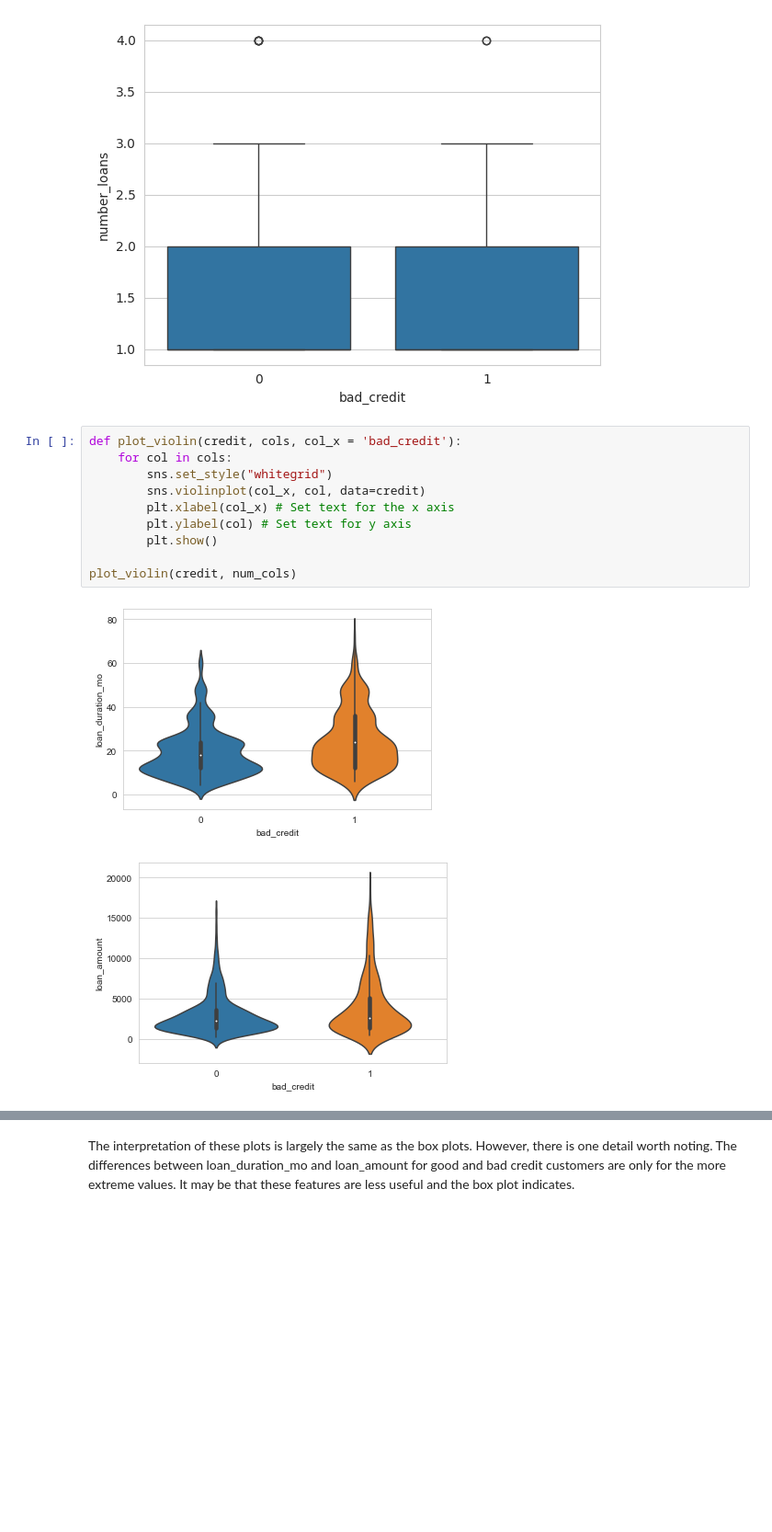
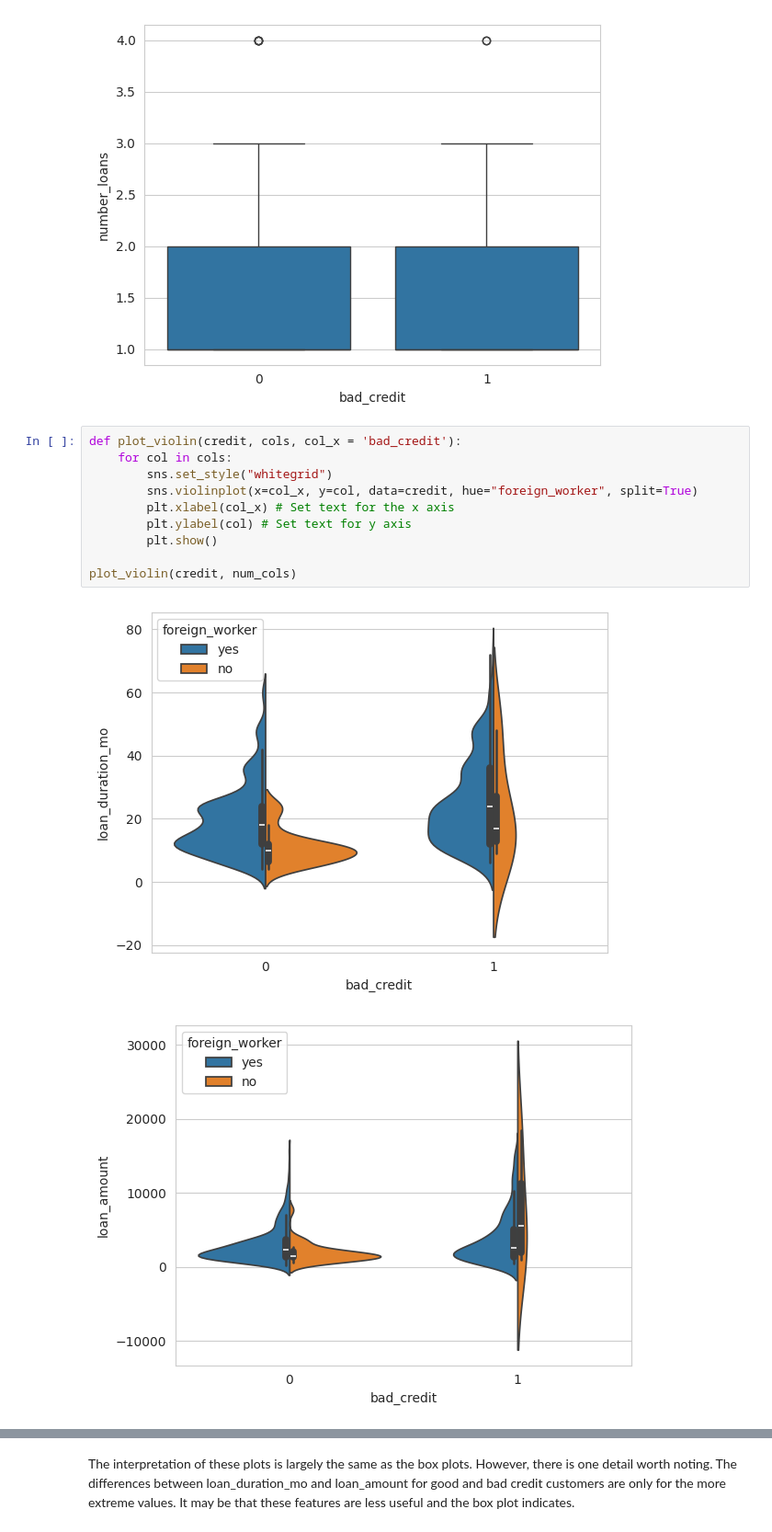
Before and after one commit to Han7502/pythonII202405, a Jupyter notebook: VisualizingDataForClassification.ipynb, the cells around one changed output, grey strips where cells are left out. Shown: that part at 92% size. Cells and saved outputs as stored; diff of their text form; blank space fills up the shorter version.

```diff
--- a/VisualizingDataForClassification.ipynb
+++ b/VisualizingDataForClassification.ipynb
@@ -175,13 +175,13 @@ plot_box(credit, num_cols)
 # %%
 def plot_violin(credit, cols, col_x = 'bad_credit'):
     for col in cols:
         sns.set_style("whitegrid")
-        sns.violinplot(col_x, col, data=credit)
+        sns.violinplot(x=col_x, y=col, data=credit, hue="foreign_worker", split=True)
         plt.xlabel(col_x) # Set text for the x axis
         plt.ylabel(col) # Set text for y axis
         plt.show()
 
 plot_violin(credit, num_cols)
 # %% [output]
-[figure, old version]
+[figure, new version]
-[figure, old version]
+[figure, new version]
```
Also changed, not shown: parts of 1 cell of this notebook.
